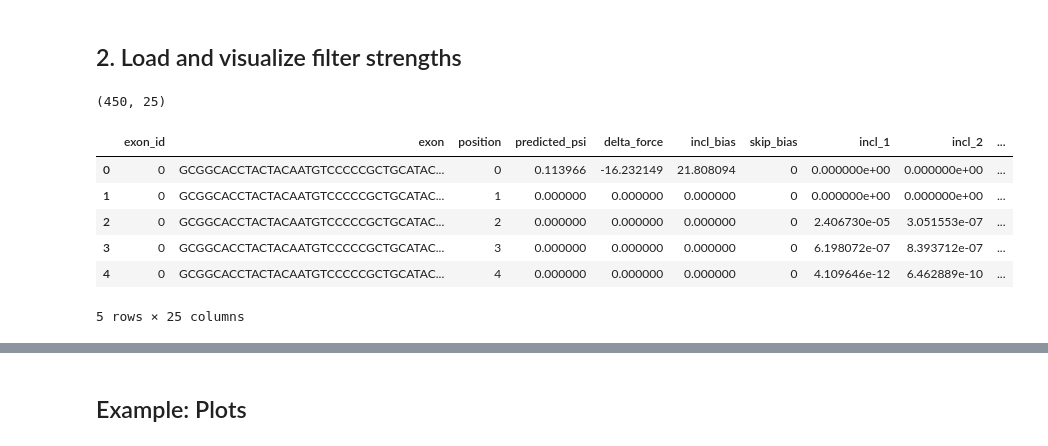
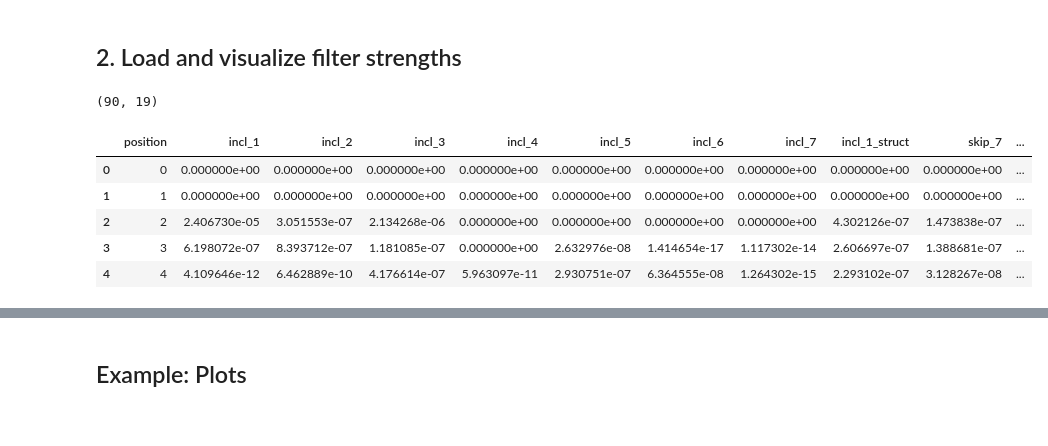
Before and after one commit to Liao-Group/interpretable-splicing-visualization, a Jupyter notebook: get_viz_data.ipynb, the cells around one changed output, grey strips where cells are left out. Cells and saved outputs as stored; diff of their text form; code cells hidden in the pictures.

```diff
--- a/get_viz_data.ipynb
+++ b/get_viz_data.ipynb
@@ -28,17 +32,17 @@ csv_data = get_deciphering_rna_splicing_data(exons=exons, csv_file=csv_file)
 # %% [markdown]
 ## 2. Load and visualize filter strengths
-# %%
-import pandas as pd
-csv_data = pd.read_csv("data/deciphering_rna_splicing.csv")
-print(csv_data.shape)
-csv_data.head()
-# %% [output]
-(450, 25)
-|  | exon_id | exon | position | predicted_psi | delta_force | incl_bias | skip_bias | incl_1 | incl_2 | ... |
-| 0 | 0 | GCGGCACCTACTACAATGTCCCCCGCTGCATAC... | 0 | 0.113966 | -16.232149 | 21.808094 | 0 | 0.000000e+00 | 0.000000e+00 | ... |
-| 1 | 0 | GCGGCACCTACTACAATGTCCCCCGCTGCATAC... | 1 | 0.000000 | 0.000000 | 0.000000 | 0 | 0.000000e+00 | 0.000000e+00 | ... |
-| 2 | 0 | GCGGCACCTACTACAATGTCCCCCGCTGCATAC... | 2 | 0.000000 | 0.000000 | 0.000000 | 0 | 2.406730e-05 | 3.051553e-07 | ... |
-| 3 | 0 | GCGGCACCTACTACAATGTCCCCCGCTGCATAC... | 3 | 0.000000 | 0.000000 | 0.000000 | 0 | 6.198072e-07 | 8.393712e-07 | ... |
-| 4 | 0 | GCGGCACCTACTACAATGTCCCCCGCTGCATAC... | 4 | 0.000000 | 0.000000 | 0.000000 | 0 | 4.109646e-12 | 6.462889e-10 | ... |
-5 rows × 25 columns
+# %%
+exon_id = 0
+exon_data = json_data[exon_id]
+data = pd.DataFrame(exon_data["activations"])
+print(data.shape)
+data.head()
+# %% [output]
+(90, 19)
+|  | position | incl_1 | incl_2 | incl_3 | incl_4 | incl_5 | incl_6 | incl_7 | incl_1_struct | skip_7 | ... |
+| 0 | 0 | 0.000000e+00 | 0.000000e+00 | 0.000000e+00 | 0.000000e+00 | 0.000000e+00 | 0.000000e+00 | 0.000000e+00 | 0.000000e+00 | 0.000000e+00 | ... |
+| 1 | 1 | 0.000000e+00 | 0.000000e+00 | 0.000000e+00 | 0.000000e+00 | 0.000000e+00 | 0.000000e+00 | 0.000000e+00 | 0.000000e+00 | 0.000000e+00 | ... |
+| 2 | 2 | 2.406730e-05 | 3.051553e-07 | 2.134268e-06 | 0.000000e+00 | 0.000000e+00 | 0.000000e+00 | 0.000000e+00 | 4.302126e-07 | 1.473838e-07 | ... |
+| 3 | 3 | 6.198072e-07 | 8.393712e-07 | 1.181085e-07 | 0.000000e+00 | 2.632976e-08 | 1.414654e-17 | 1.117302e-14 | 2.606697e-07 | 1.388681e-07 | ... |
+| 4 | 4 | 4.109646e-12 | 6.462889e-10 | 4.176614e-07 | 5.963097e-11 | 2.930751e-07 | 6.364555e-08 | 1.264302e-15 | 2.293102e-07 | 3.128267e-08 | ... |
 # %%
```
Also changed, not shown: parts of 10 cells of this notebook, 6 other files.
